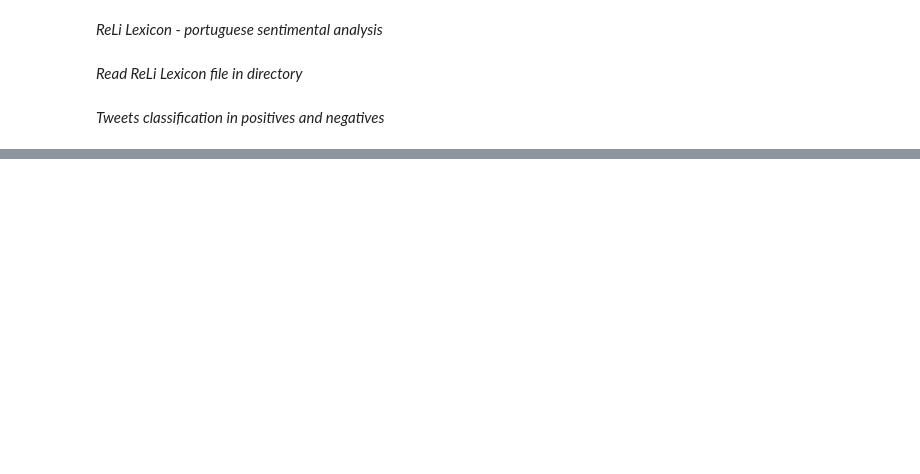
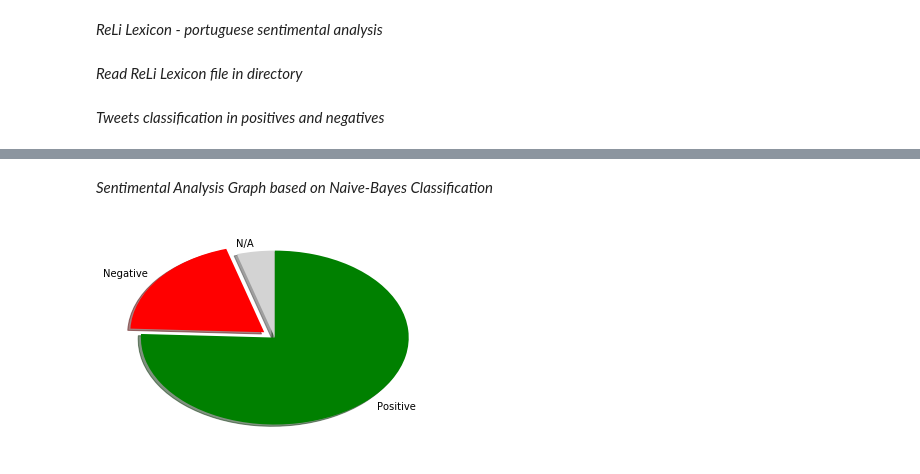
Before and after one commit to gabrielacaayres/tcc, a Jupyter notebook: code/read_tweets.ipynb, the cells around one changed output, grey strips where cells are left out. Cells and saved outputs as stored; diff of their text form; code cells hidden in the pictures; blank space fills up the shorter version.

```diff
--- a/code/read_tweets.ipynb
+++ b/code/read_tweets.ipynb
@@ -163,10 +165,3 @@ for file in files:
 cl = NaiveBayesClassifier(train)
 # %% [markdown]
 *Tweets classification in positives and negatives*
-# %%
-dados = {}
-for tweet in public_tweets:
-
-    for s in blob.sentences:
-        blob = tb(str(data.tweet_text), classifier=cl)
-        print("[%s] %s" % (s.classify(), s))
@@ -180,0 +168,10 @@ Gráfico da análise de sentimentos, baseado na classificação de Naive-Bayes
+# %%
+dados = {}
+orderedPrediction = []
+for tweet in data.tweet_text:
+   blob = tb(str(tweet), classifier=cl)
+   if blob.sentences:
+       for s in blob.sentences:
+           orderedPrediction.append(s.classify())
+   else:
+       orderedPrediction.append('N/A')
@@ -180,0 +180,3 @@ Gráfico da análise de sentimentos, baseado na classificação de Naive-Bayes
+# %%
+data['sentiment'] = orderedPrediction
+data
@@ -180,0 +204,3 @@ Gráfico da análise de sentimentos, baseado na classificação de Naive-Bayes
+# %%
+df = data.groupby('sentiment').count()
+df
@@ -180,0 +213,18 @@ Gráfico da análise de sentimentos, baseado na classificação de Naive-Bayes
+# %% [markdown]
+*Sentimental Analysis Graph based on Naive-Bayes Classification*
+# %%
+pie_pos = df.loc['pos']
+pie_neg = df.loc['neg']
+pie_na = df.loc['N/A']
+
+slices = [pie_na, pie_neg, pie_pos]
+tweets = ['N/A', 'Negative', 'Positive']
+columns = ['LightGrey', 'Red', 'Green']
+
+plt.pie(slices, labels = tweets, colors = columns, startangle = 90, shadow = True, explode = (0, 0.1, 0))
+
+# Incluir percentuais
+
+plt.show()
+# %% [output]
+[figure, added]
```
Also changed, not shown: parts of 14 cells of this notebook.
